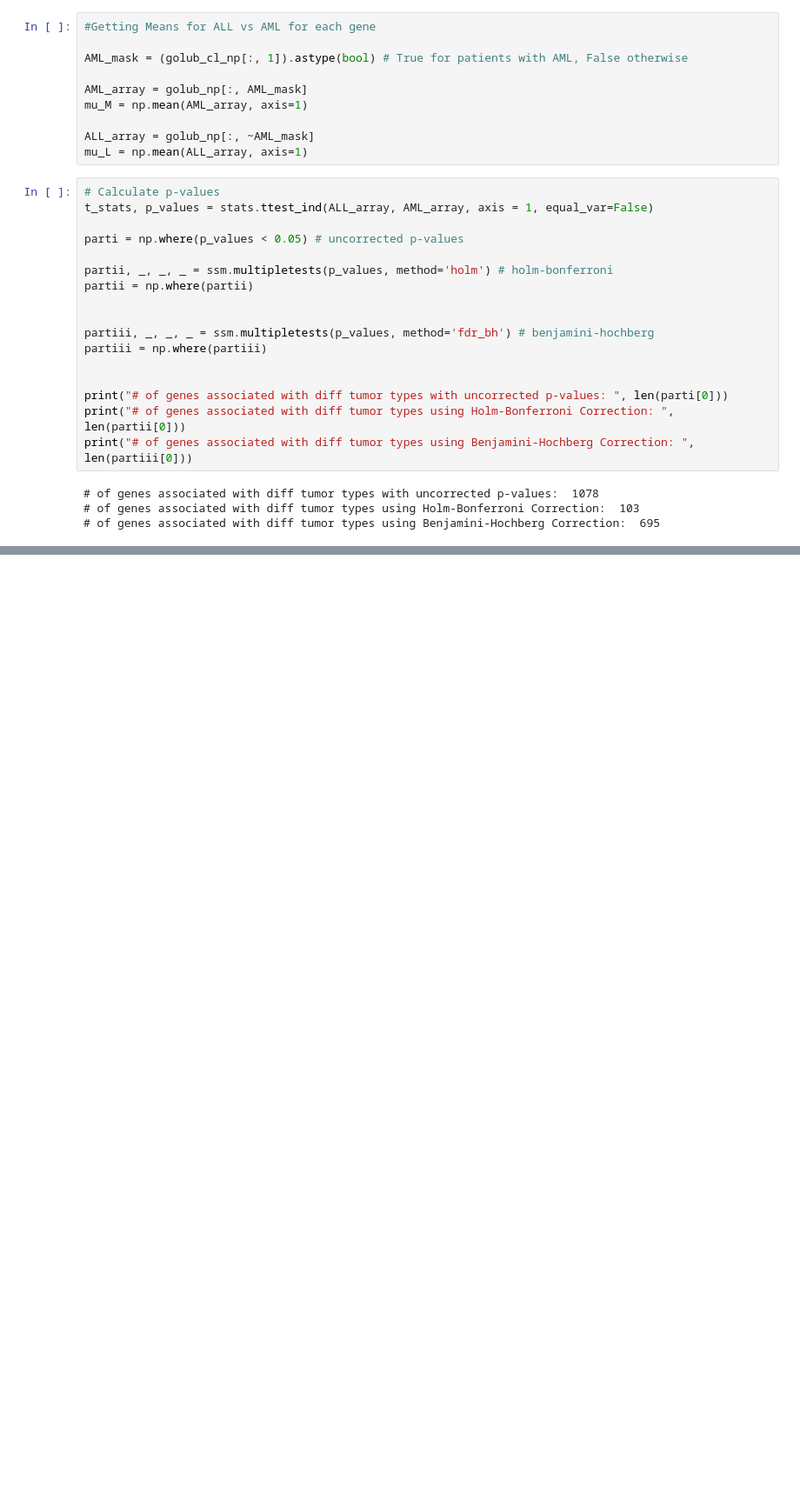
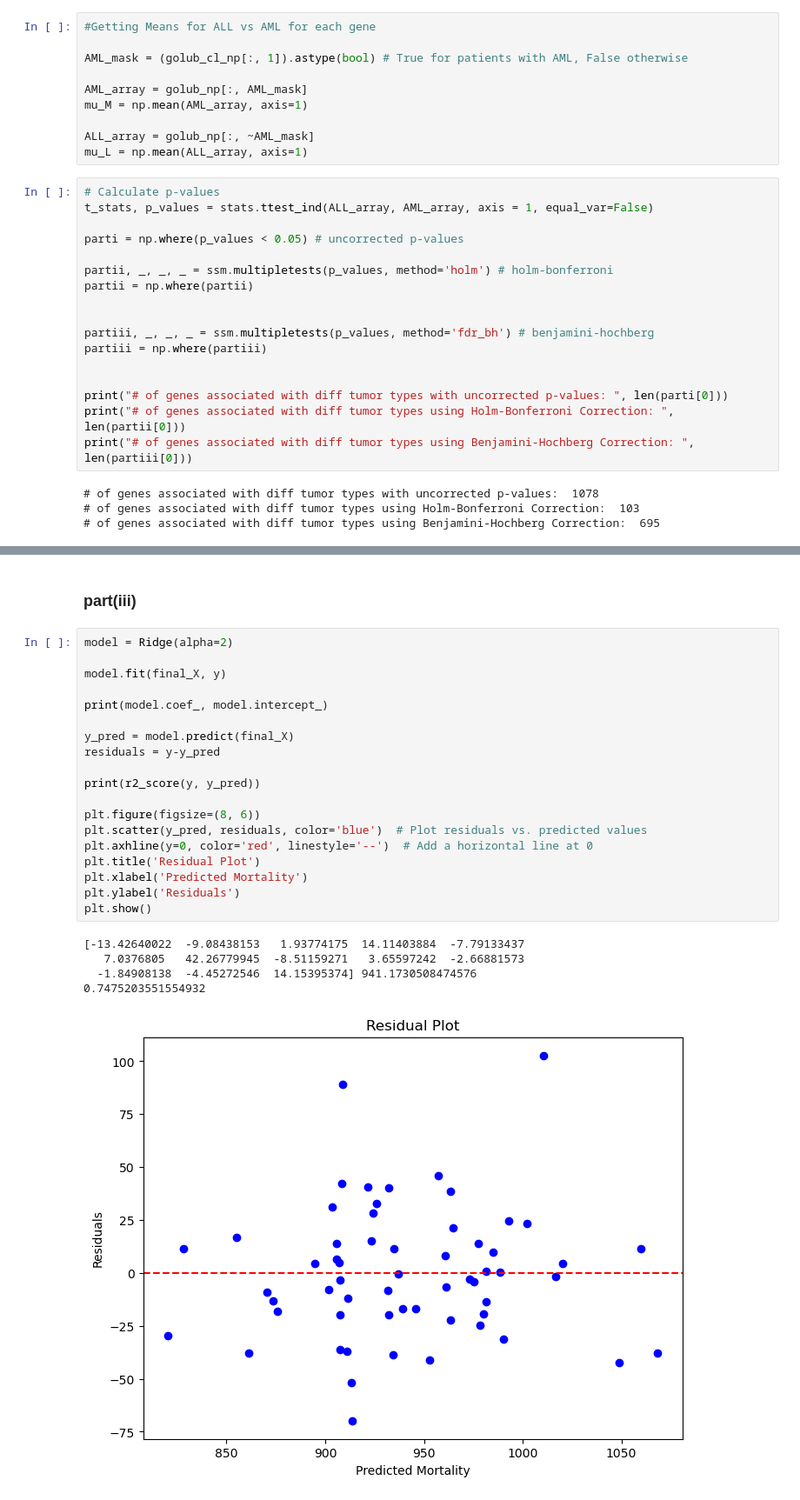
Before and after one commit to stephen-d-r-andrews/6373Pset1, a Jupyter notebook: pset1coding.ipynb, the cells around one changed output, grey strips where cells are left out. Shown at 87% size. Drawn from its saved outputs; the diff is of its cells as text; blank space fills up the shorter version.

```diff
--- a/pset1coding.ipynb
+++ b/pset1coding.ipynb
@@ -58,0 +103,27 @@ X = .tonumpy()
+# %% [markdown]
+### part(iii)
+# %%
+model = Ridge(alpha=2)
+
+model.fit(final_X, y)
+
+print(model.coef_, model.intercept_)
+
+y_pred = model.predict(final_X)
+residuals = y-y_pred
+
+print(r2_score(y, y_pred))
+
+plt.figure(figsize=(8, 6))
+plt.scatter(y_pred, residuals, color='blue')  # Plot residuals vs. predicted values
+plt.axhline(y=0, color='red', linestyle='--')  # Add a horizontal line at 0
+plt.title('Residual Plot')
+plt.xlabel('Predicted Mortality')
+plt.ylabel('Residuals')
+plt.show()
+# %% [output]
+[-13.42640022  -9.08438153   1.93774175  14.11403884  -7.79133437
+   7.0376805   42.26779945  -8.51159271   3.65597242  -2.66881573
+  -1.84908138  -4.45272546  14.15395374] 941.1730508474576
+0.7475203551554932
+[figure, added]
```
Also changed, not shown: parts of 9 cells of this notebook.
